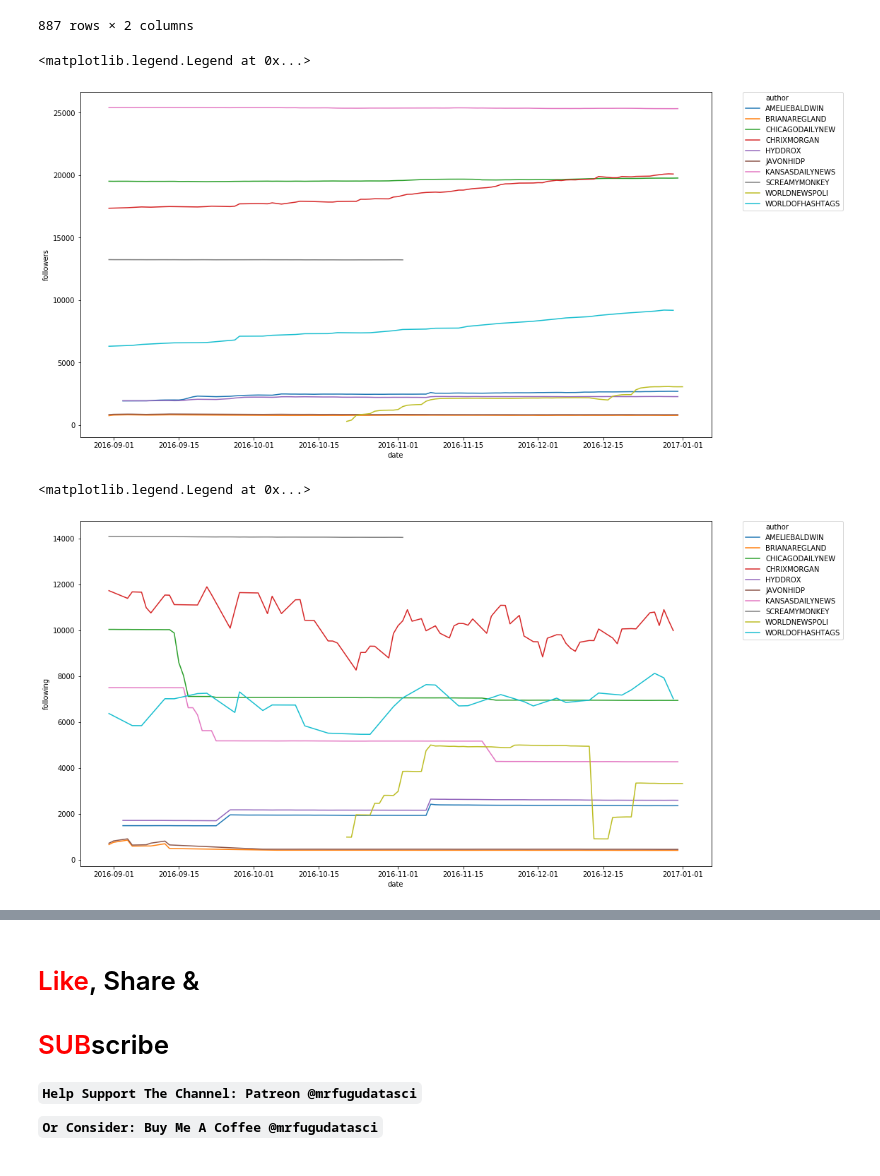
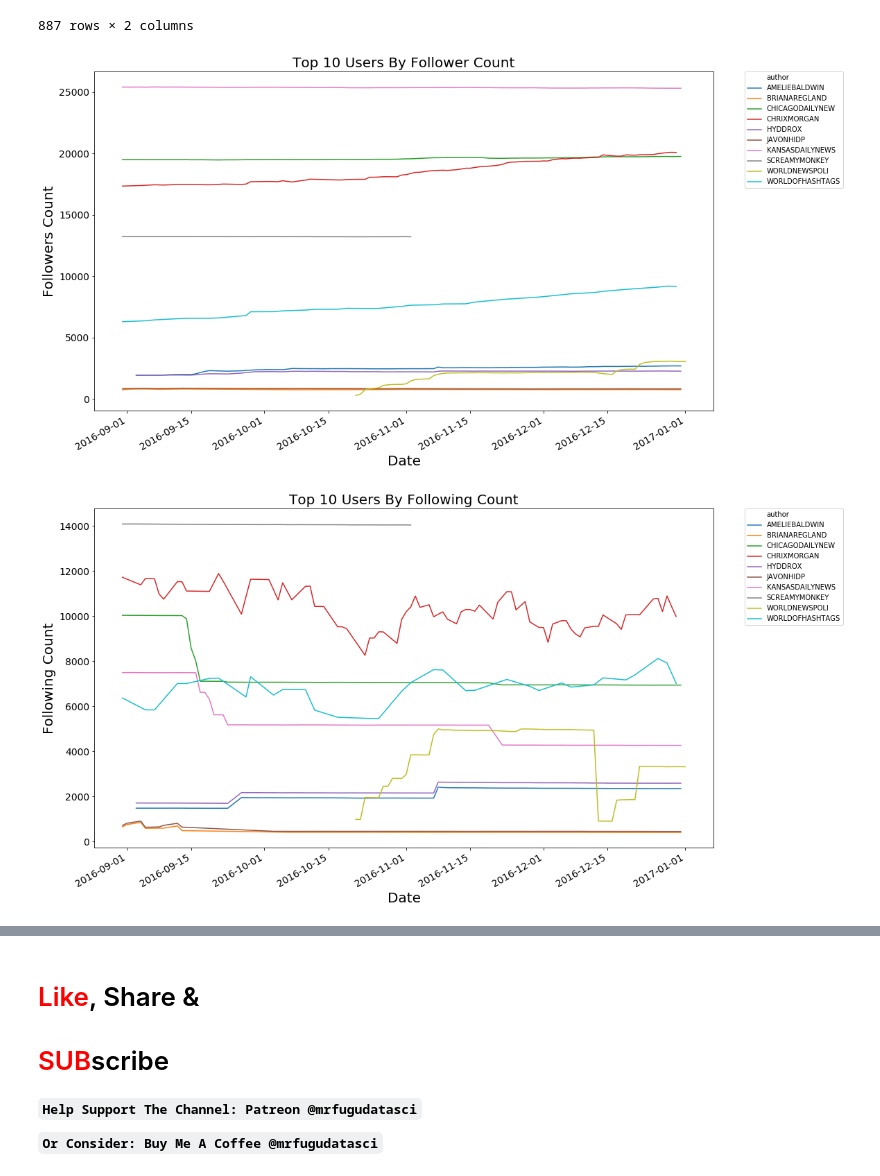
Before and after one commit to MrFuguDataScience/NLP, a Jupyter notebook: troll_tweets_02.ipynb, the cells around one changed output, grey strips where cells are left out. Cells and saved outputs as stored; diff of their text form; code cells hidden in the pictures.

Commit message:
troll_tweets_02
add plots, remove useless lines of code, add notes

```diff
--- a/troll_tweets_02.ipynb
+++ b/troll_tweets_02.ipynb
@@ -286,26 +354,46 @@ mi
 # %%
 
 f=pd.DataFrame(list(mi.index),columns=['date','author'])
 
 followers=pd.DataFrame(list(mi['followers']),columns=['followers'])
+
 following=pd.DataFrame(list(mi['following']),columns=['following'])
 
 pp=pd.concat([f,followers,following],axis=1).sort_values(['author','date'])
 
 
 plt.figure(figsize=(16,9))
+
 sns.lineplot(data=pp, x="date", y="followers", hue="author")
+
+
 # Put the legend out of the figure
 plt.legend(bbox_to_anchor=(1.05, 1), loc=2, borderaxespad=0.)
+
+plt.title('Top 10 Users By Follower Count',size=20)
+plt.xlabel('Date',size=20)
+plt.ylabel('Followers Count',size=20)
+plt.yticks(size=15)
+plt.xticks(size=14,rotation=30,ha='right')
+plt.yticks(size=14)
+
+plt.show()
 # %% [output]
-<matplotlib.legend.Legend at 0x...>
-[figure, old version]
+[figure, new version]
 # %%
 plt.figure(figsize=(16,9))
 sns.lineplot(data=pp, x="date", y="following", hue="author")
 
 # Put the legend out of the figure
 plt.legend(bbox_to_anchor=(1.05, 1), loc=2, borderaxespad=0.)
+
+plt.title('Top 10 Users By Following Count',size=20)
+plt.xlabel('Date',size=20)
+plt.ylabel('Following Count',size=20)
+plt.yticks(size=15)
+plt.xticks(size=14,rotation=30,ha='right')
+plt.yticks(size=14)
+
+plt.show()
 # %% [output]
-<matplotlib.legend.Legend at 0x...>
-[figure, old version]
+[figure, new version]
```
Also changed, not shown: parts of 14 cells of this notebook.
